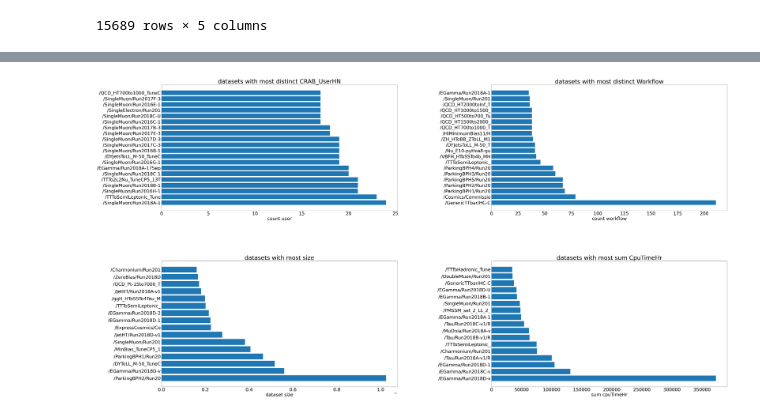
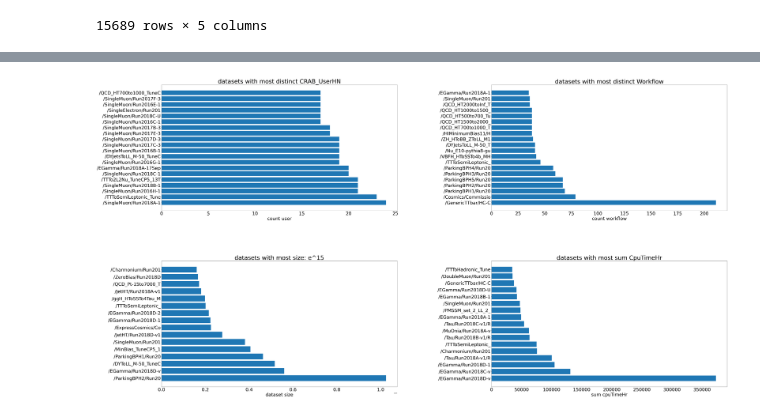
Before and after one commit to nphumekham/cern-crab-data-analysis, a Jupyter notebook: crab_data_analysis_doc/top_used_CMS_dataset.ipynb, the cells around one changed output, grey strips where cells are left out. Saved outputs shown, nothing was run; the diff lists cells and outputs as text; code cells hidden in the pictures.

```diff
--- a/crab_data_analysis_doc/top_used_CMS_dataset.ipynb
+++ b/crab_data_analysis_doc/top_used_CMS_dataset.ipynb
@@ -228,32 +248,32 @@ def _other_fields(index: list, value: list, lessthan: int):
 fig, ax = plt.subplots(nrows=2, ncols=2, figsize=(40, 40))
 
 ax[0,0].barh([(i[0:22]) for i in dataset_CRAB_UserHN["DESIRED_CMSDataset"] ],list(dataset_CRAB_UserHN["distinct_CRAB_UserHN"]))
 ax[0,0].set_title('datasets with most distinct CRAB_UserHN', fontsize=45)
 ax[0,0].set_xlabel("count user", fontsize=35)
 ax[0,0].tick_params("both", labelsize=35)
 
 ax[0,1].barh([(i[0:18]) for i in dataset_Workflow["DESIRED_CMSDataset"] ],list(dataset_Workflow["distinct_Workflow"]))
 ax[0,1].set_title('datasets with most distinct Workflow', fontsize=45)
 ax[0,1].set_xlabel("count workflow", fontsize=35)
 ax[0,1].tick_params("both", labelsize=35)
 
 ax[1,0].barh([(i[0:18]) for i in dataset_size["DESIRED_CMSDataset"] ],list(dataset_size["sum_file_size"]))
-ax[1,0].set_title('datasets with most size', fontsize=45)
+ax[1,0].set_title('datasets with most size: e^15', fontsize=45)
 ax[1,0].set_xlabel("dataset size", fontsize=35)
 ax[1,0].tick_params("both", labelsize=35)
 
 ax[1,1].barh([(i[0:18]) for i in dataset_sum_CpuTimeHr["DESIRED_CMSDataset"] ],list(dataset_sum_CpuTimeHr["sum_CpuTimeHr"]))
 ax[1,1].set_title('datasets with most sum CpuTimeHr', fontsize=45)
 ax[1,1].set_xlabel("sum cpuTimeHr", fontsize=35)
 ax[1,1].tick_params("both", labelsize=35)
 
 plt.subplots_adjust(left=0.5,
                         bottom=0.1,
                         right=2,
                         top=0.9,
                         wspace=0.4,
                         hspace=0.4)
 plt.savefig("dataset-analysis.png", bbox_inches='tight')
 plt.show()
 # %% [output]
-[figure, old version]
+[figure, new version]
```
Also changed, not shown: parts of 4 cells of this notebook.
